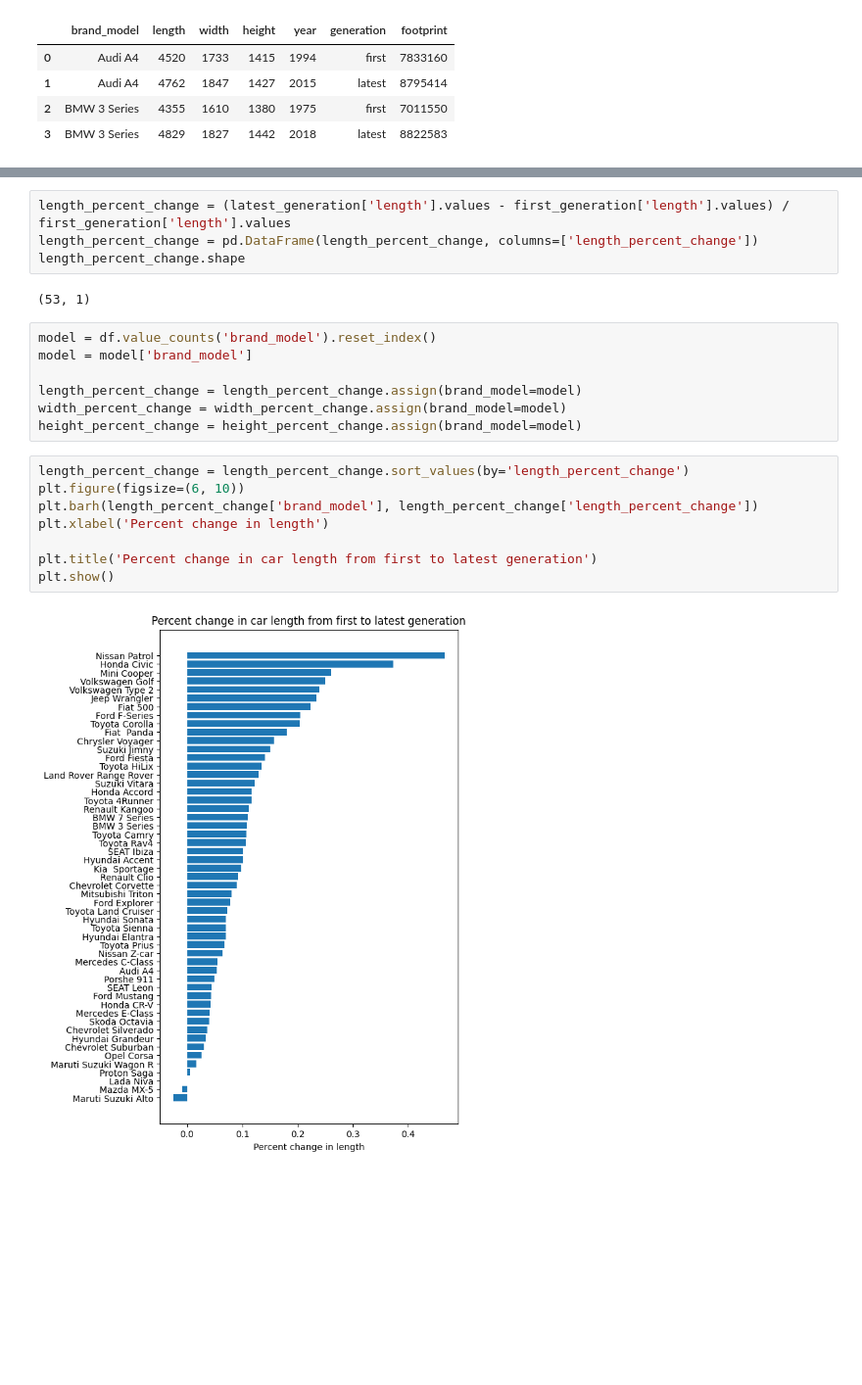
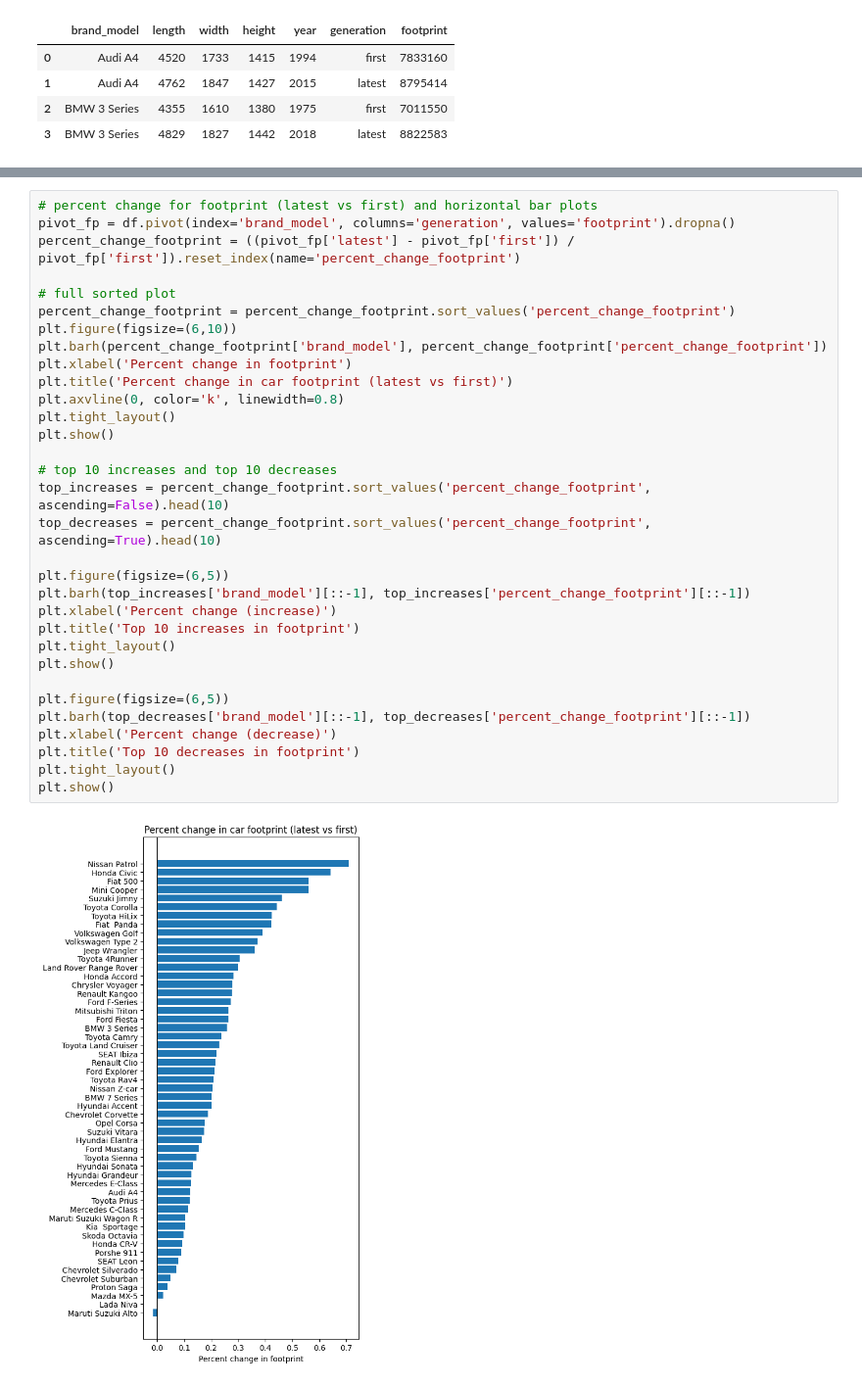
Before and after one commit to Armand9999/car-dimensions-project, a Jupyter notebook: car-dimensions.ipynb, the cells around one changed output, grey strips where cells are left out. Shown at 98% size. Drawn from its saved outputs; the diff is of its cells as text; blank space fills up the shorter version.

```diff
--- a/car-dimensions.ipynb
+++ b/car-dimensions.ipynb
@@ -124,23 +107,34 @@ width_percent_change.head(4)
-# %%
-length_percent_change = (latest_generation['length'].values - first_generation['length'].values) / first_generation['length'].values
-length_percent_change = pd.DataFrame(length_percent_change, columns=['length_percent_change'])
-length_percent_change.shape
-# %% [output]
-(53, 1)
-# %%
-model = df.value_counts('brand_model').reset_index()
-model = model['brand_model']
-
-length_percent_change = length_percent_change.assign(brand_model=model)
-width_percent_change = width_percent_change.assign(brand_model=model)
-height_percent_change = height_percent_change.assign(brand_model=model)
-# %%
-length_percent_change = length_percent_change.sort_values(by='length_percent_change')
-plt.figure(figsize=(6, 10))
-plt.barh(length_percent_change['brand_model'], length_percent_change['length_percent_change'])
-plt.xlabel('Percent change in length')
-
-plt.title('Percent change in car length from first to latest generation')
-plt.show()
-# %% [output]
-[figure, removed]
+# %%
+# percent change for footprint (latest vs first) and horizontal bar plots
+pivot_fp = df.pivot(index='brand_model', columns='generation', values='footprint').dropna()
+percent_change_footprint = ((pivot_fp['latest'] - pivot_fp['first']) / pivot_fp['first']).reset_index(name='percent_change_footprint')
+
+# full sorted plot
+percent_change_footprint = percent_change_footprint.sort_values('percent_change_footprint')
+plt.figure(figsize=(6,10))
+plt.barh(percent_change_footprint['brand_model'], percent_change_footprint['percent_change_footprint'])
+plt.xlabel('Percent change in footprint')
+plt.title('Percent change in car footprint (latest vs first)')
+plt.axvline(0, color='k', linewidth=0.8)
+plt.tight_layout()
+plt.show()
+
+# top 10 increases and top 10 decreases
+top_increases = percent_change_footprint.sort_values('percent_change_footprint', ascending=False).head(10)
+top_decreases = percent_change_footprint.sort_values('percent_change_footprint', ascending=True).head(10)
+
+plt.figure(figsize=(6,5))
+plt.barh(top_increases['brand_model'][::-1], top_increases['percent_change_footprint'][::-1])
+plt.xlabel('Percent change (increase)')
+plt.title('Top 10 increases in footprint')
+plt.tight_layout()
+plt.show()
+
+plt.figure(figsize=(6,5))
+plt.barh(top_decreases['brand_model'][::-1], top_decreases['percent_change_footprint'][::-1])
+plt.xlabel('Percent change (decrease)')
+plt.title('Top 10 decreases in footprint')
+plt.tight_layout()
+plt.show()
+# %% [output]
+[figure, added]
```
Also changed, not shown: parts of 8 cells of this notebook.
